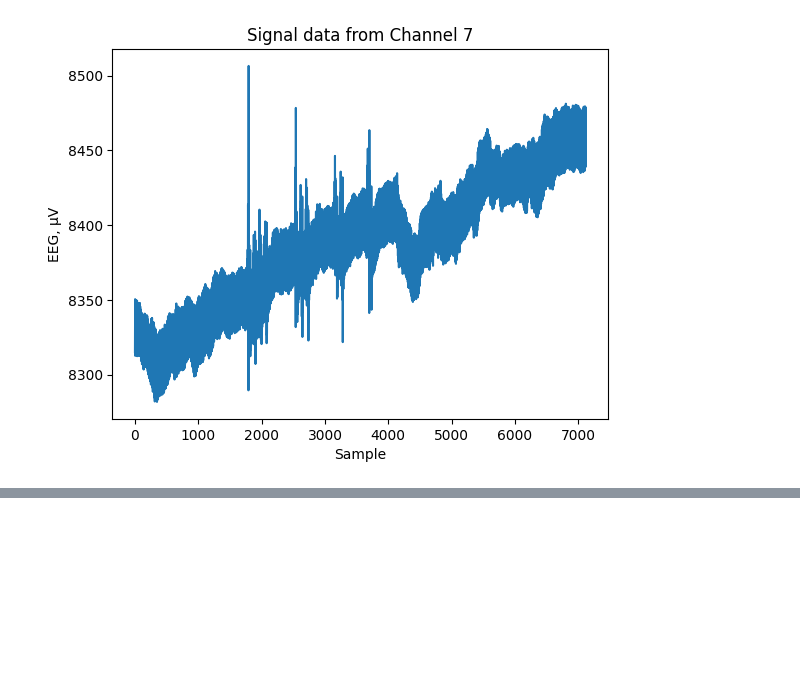
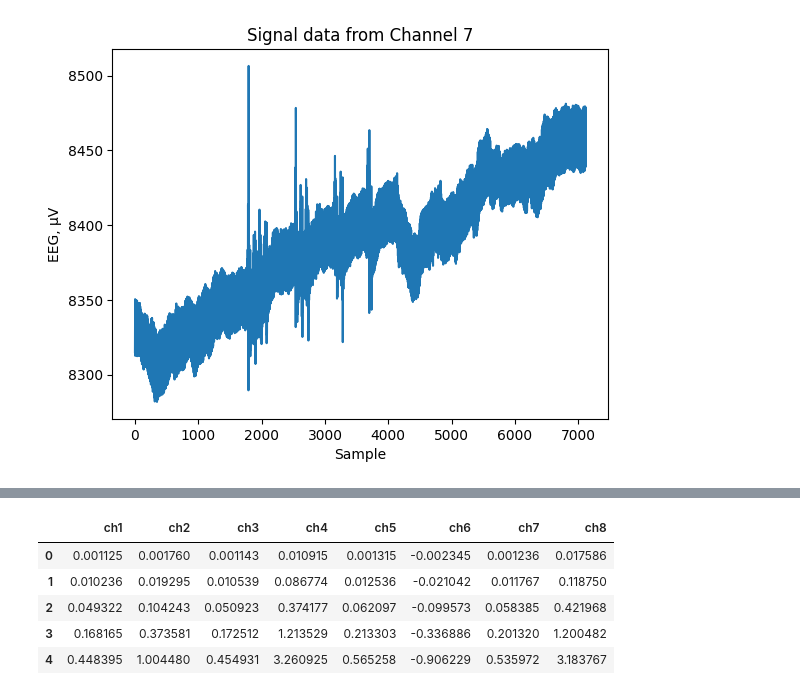
Before and after one commit to nargesyaghoubi/NeuroSignal, a Jupyter notebook: Visualisation.ipynb, the cells around one changed output, grey strips where cells are left out. Cells and saved outputs as stored; diff of their text form; code cells hidden in the pictures; blank space fills up the shorter version.

```diff
--- a/Visualisation.ipynb
+++ b/Visualisation.ipynb
@@ -78,0 +131,23 @@ You can read more about band-pass filter in [](https://graceful-kelpie-579688.ne
+# %%
+# Band Pass Filter filter the whole dataset
+# Here we convert EEG data after filtering to Pandas format dataset
+eeg_data_filtered = eeg_data.copy()
+for channel in range(eeg_data.shape[1]):
+    eeg_data_filtered.iloc[:, channel] = butter_highpass_filter(
+        data=eeg_data.iloc[:, channel],
+        cutoff=cutoff_high,
+        nyq=nyq,
+        order=5)
+    eeg_data_filtered.iloc[:, channel] = butter_lowpass_filter(
+        data=eeg_data_filtered.iloc[:, channel],
+        cutoff=cutoff_low,
+        nyq=nyq,
+        order=4)
+display(eeg_data_filtered.head())
+# %% [output]
+|  | ch1 | ch2 | ch3 | ch4 | ch5 | ch6 | ch7 | ch8 |
+| 0 | 0.001125 | 0.001760 | 0.001143 | 0.010915 | 0.001315 | -0.002345 | 0.001236 | 0.017586 |
+| 1 | 0.010236 | 0.019295 | 0.010539 | 0.086774 | 0.012536 | -0.021042 | 0.011767 | 0.118750 |
+| 2 | 0.049322 | 0.104243 | 0.050923 | 0.374177 | 0.062097 | -0.099573 | 0.058385 | 0.421968 |
+| 3 | 0.168165 | 0.373581 | 0.172512 | 1.213529 | 0.213303 | -0.336886 | 0.201320 | 1.200482 |
+| 4 | 0.448395 | 1.004480 | 0.454931 | 3.260925 | 0.565258 | -0.906229 | 0.535972 | 3.183767 |
```
Also changed, not shown: parts of 2 cells of this notebook.
